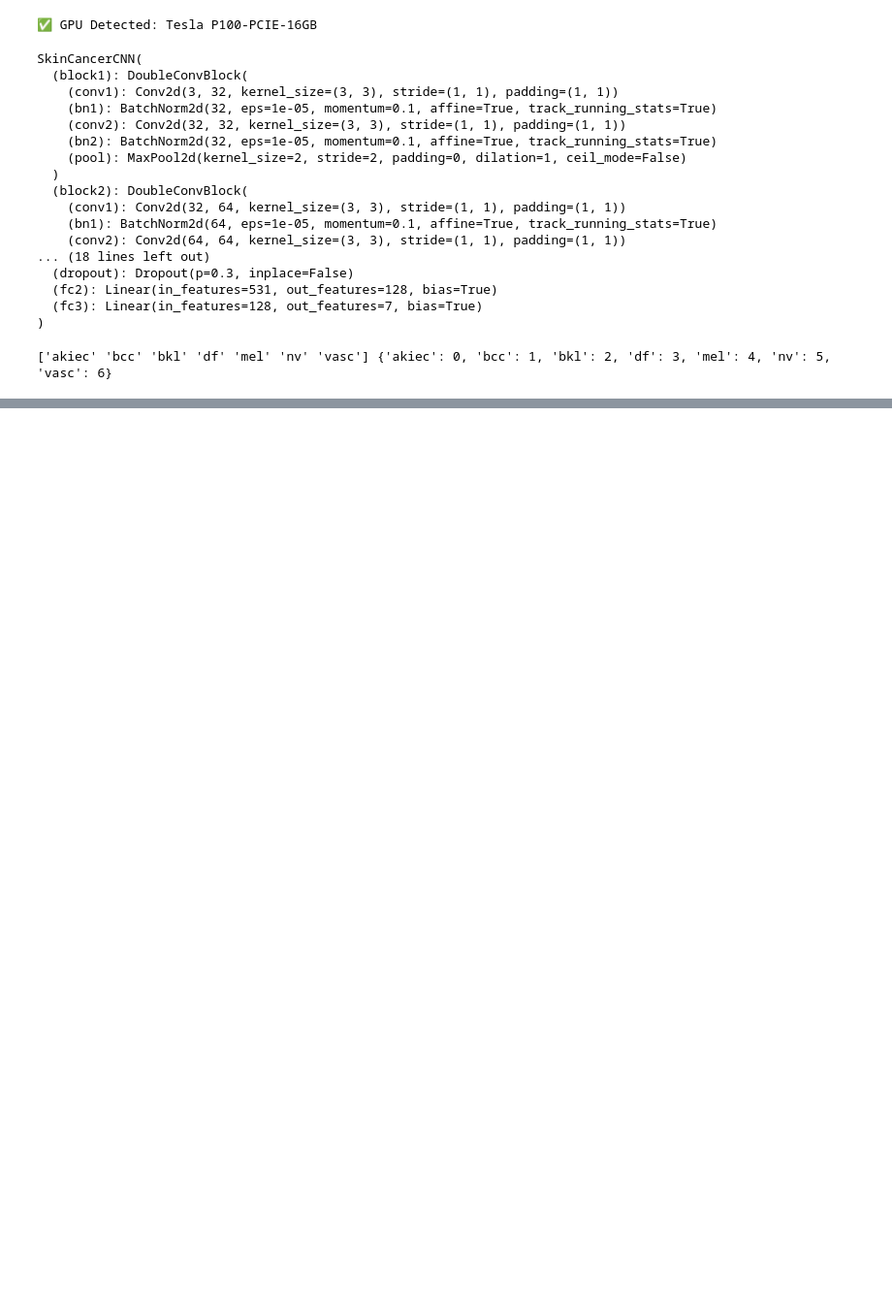
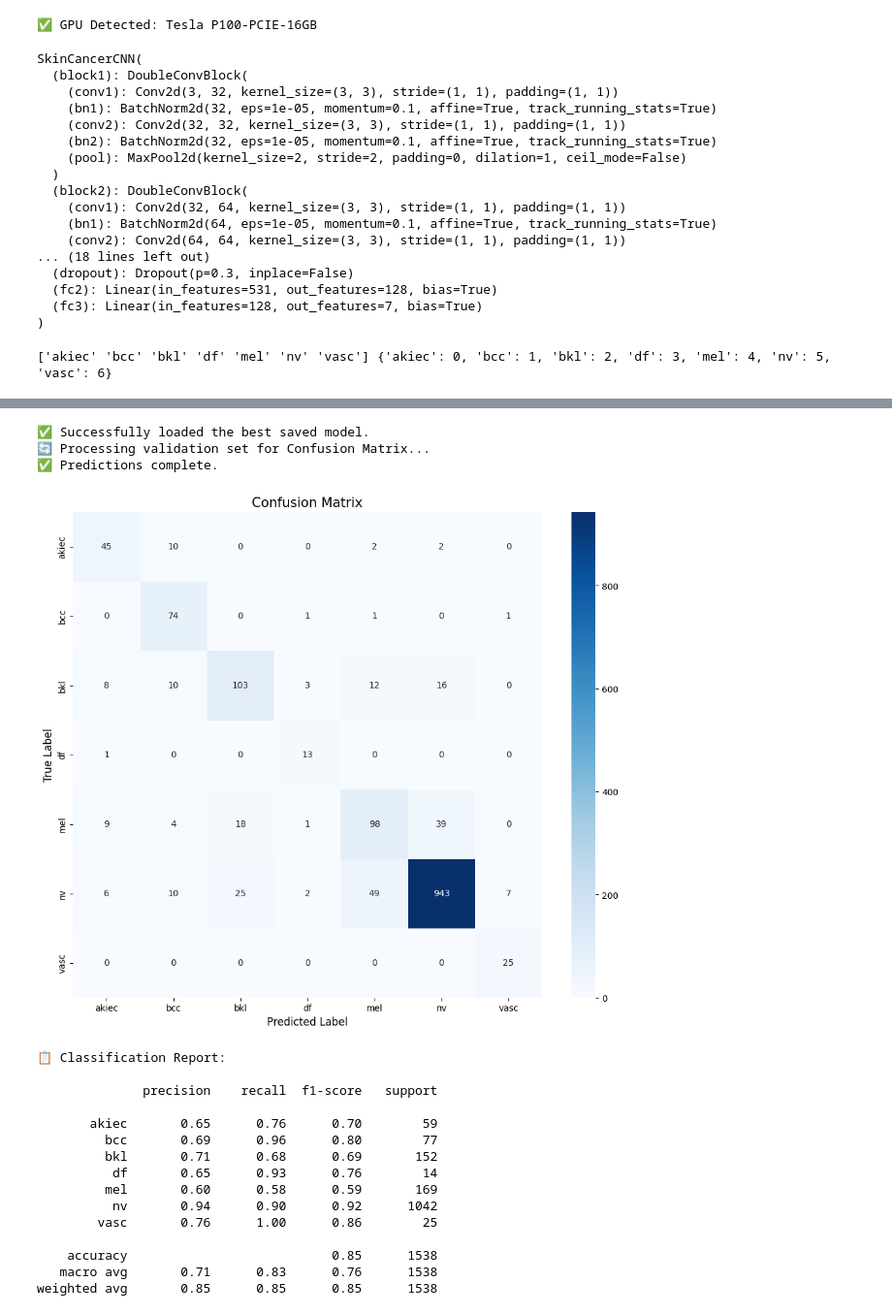
Before and after one commit to AndreaMai13/Computer-Vision-Skin-Lesion-Classification, a Jupyter notebook: computer-vision-skin-lesion-classification.ipynb, the cells around one changed output, grey strips where cells are left out. Shown at 97% size. Drawn from its saved outputs; the diff is of its cells as text; code cells hidden in the pictures; blank space fills up the shorter version.

Commit message:
Kaggle Notebook | Computer-Vision-Skin-Lesion-Classification | Version 19

```diff
--- a/computer-vision-skin-lesion-classification.ipynb
+++ b/computer-vision-skin-lesion-classification.ipynb
@@ -235,11 +235,11 @@ SkinCancerCNN(
 # %%
 criterion = nn.CrossEntropyLoss(weight=None)
 # %%
-learning_rate = 0.0001
+learning_rate = 0.001
 
 optimizer = optim.Adam(skinCancerCNN.parameters(), learning_rate)
 
-scheduler = optim.lr_scheduler.ReduceLROnPlateau(optimizer, mode='min', factor=0.1, patience=3)
+scheduler = optim.lr_scheduler.ReduceLROnPlateau(optimizer, mode='min', factor=0.5, patience=7)
 # %%
 # Define your paths (Adjust these to match your specific Kaggle input structure)
 dir_1 = "/kaggle/input/skin-cancer-mnist-ham10000/HAM10000_images_part_1/"
@@ -289,11 +289,11 @@ import matplotlib.pyplot as plt
 # ==========================================
 # CONFIGURATION
 # ==========================================
-patience = 10        # How many epochs to wait before stopping if no improvement
+patience = 20        # How many epochs to wait before stopping if no improvement
 min_delta = 0.0005   # Minimum change to qualify as an improvement
 early_stop_counter = 0
 best_val_loss = float('inf')
-num_epochs = 60
+num_epochs = 100
 
 # Move model to device
 model = skinCancerCNN.to(device)
@@ -355,12 +355,15 @@ for epoch in range(num_epochs):
 
     history['val_loss'].append(epoch_val_loss)
     history['val_acc'].append(epoch_acc)
+    scheduler.step(epoch_val_loss)
+    current_lr = optimizer.param_groups[0]['lr']
 
     # Print Clean Stats
     print(f"Epoch [{epoch+1}/{num_epochs}]  "
           f"Train Loss: {epoch_loss:.4f} | "
           f"Val Loss: {epoch_val_loss:.4f} | "
-          f"Val Acc: {epoch_acc:.2f}%")
+          f"Val Acc: {epoch_acc:.2f}%" | "
+          f"Learning Rate: {current_lr:.6f}")
 
     # ==========================================
     # EARLY STOPPING LOGIC
@@ -455,33 +436,54 @@ y_pred = []
 print("🔄 Processing validation set for Confusion Matrix...")
 
 with torch.no_grad(): # Save memory, we don't need gradients here
-    for images, labels in val_loader:
+    for images, labels, meta_data in val_loader:
         images = images.to(device)
         labels = labels.to(device)
+        meta_data = meta_data.to(device)
 
         # Forward pass
-        outputs = model(images)
+        outputs = model(images, meta_data)
 
         # Get the class with the highest score
         _, predicted = torch.max(outputs, 1)
 
         # Move back to CPU and convert to numpy for Sklearn
         y_true.extend(labels.cpu().numpy())
         y_pred.extend(predicted.cpu().numpy())
 
 print("✅ Predictions complete.")
 
 # 3. COMPUTE & PLOT: Create the Matrix
 cm = confusion_matrix(y_true, y_pred)
 
 plt.figure(figsize=(12, 10))
 sns.heatmap(cm, annot=True, fmt='d', cmap='Blues',
             xticklabels=y_labels, yticklabels=y_labels)
 plt.xlabel('Predicted Label', fontsize=12)
 plt.ylabel('True Label', fontsize=12)
 plt.title('Confusion Matrix', fontsize=15)
 plt.show()
 
 # 4. REPORT: Print Precision, Recall, and F1-Score
 print("\n📋 Classification Report:\n")
 print(classification_report(y_true, y_pred, target_names=y_labels))
+# %% [output]
+✅ Successfully loaded the best saved model.
+🔄 Processing validation set for Confusion Matrix...
+✅ Predictions complete.
+[figure, added]
+📋 Classification Report:
+
+              precision    recall  f1-score   support
+
+       akiec       0.65      0.76      0.70        59
+         bcc       0.69      0.96      0.80        77
+         bkl       0.71      0.68      0.69       152
+          df       0.65      0.93      0.76        14
+         mel       0.60      0.58      0.59       169
+          nv       0.94      0.90      0.92      1042
+        vasc       0.76      1.00      0.86        25
+
+    accuracy                           0.85      1538
+   macro avg       0.71      0.83      0.76      1538
+weighted avg       0.85      0.85      0.85      1538
```
Also changed, not shown: parts of 2 cells of this notebook.
